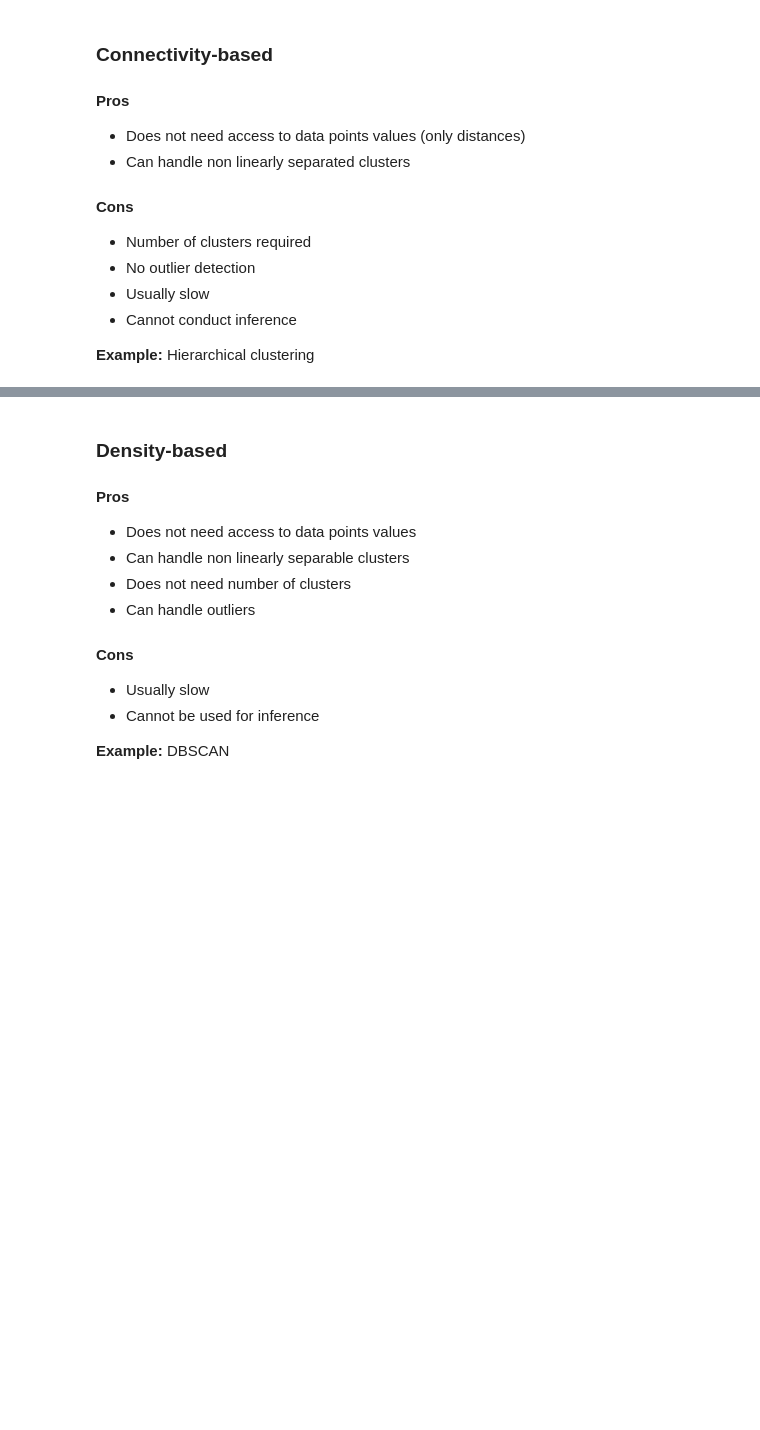
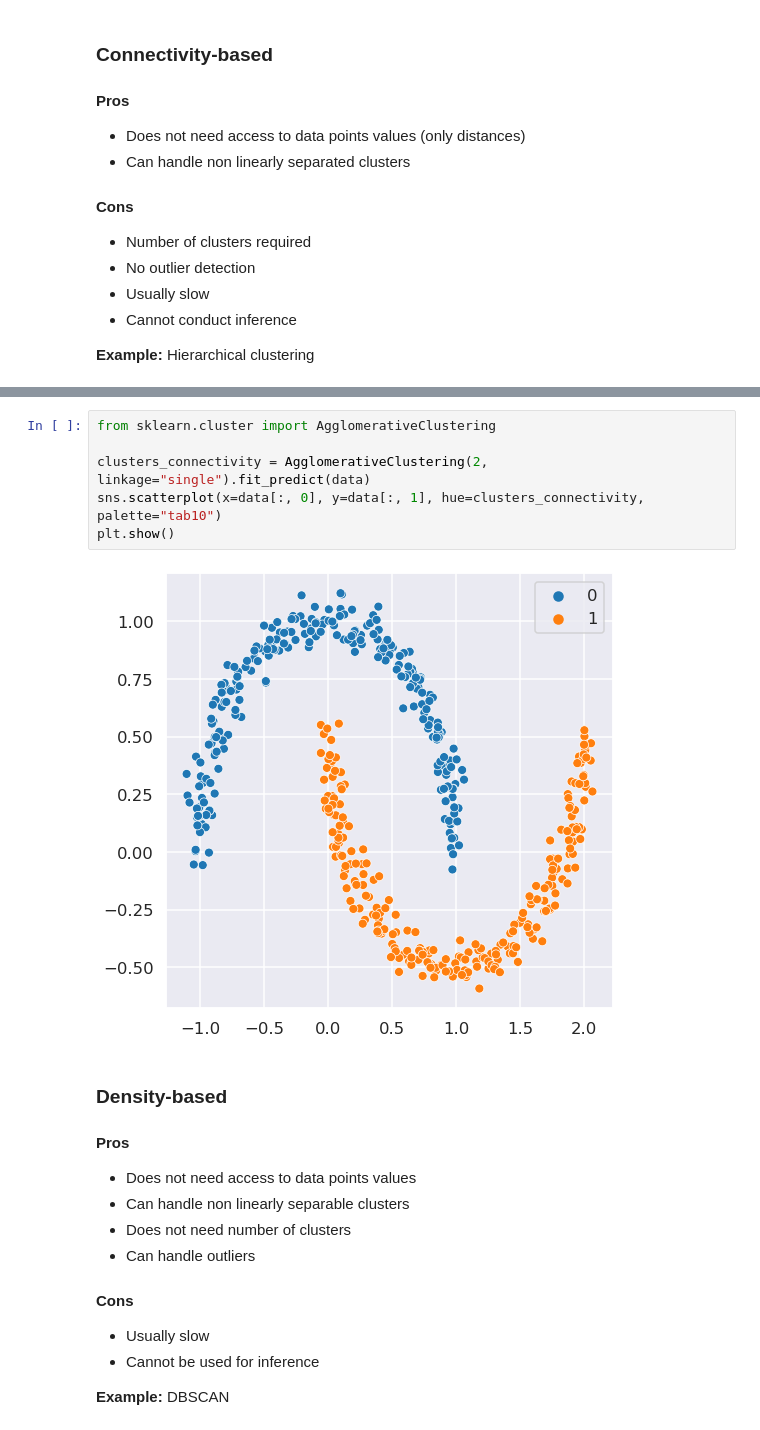
Before and after one commit to jorisguerin/clusteringLectures, a Jupyter notebook: Lectures/Slides_intro_clustering.ipynb, the cells around one changed output, grey strips where cells are left out. Saved outputs shown, nothing was run; the diff lists cells and outputs as text; blank space fills up the shorter version.

```diff
--- a/Lectures/Slides_intro_clustering.ipynb
+++ b/Lectures/Slides_intro_clustering.ipynb
@@ -279,3 +307,11 @@ __Example:__ Hierarchical clustering
+# %%
+from sklearn.cluster import AgglomerativeClustering
+
+clusters_connectivity = AgglomerativeClustering(2, linkage="single").fit_predict(data)
+sns.scatterplot(x=data[:, 0], y=data[:, 1], hue=clusters_connectivity, palette="tab10")
+plt.show()
+# %% [output]
+[figure, added]
 # %% [markdown]
 ### Density-based
 
```
Also changed, not shown: parts of 14 cells of this notebook.
